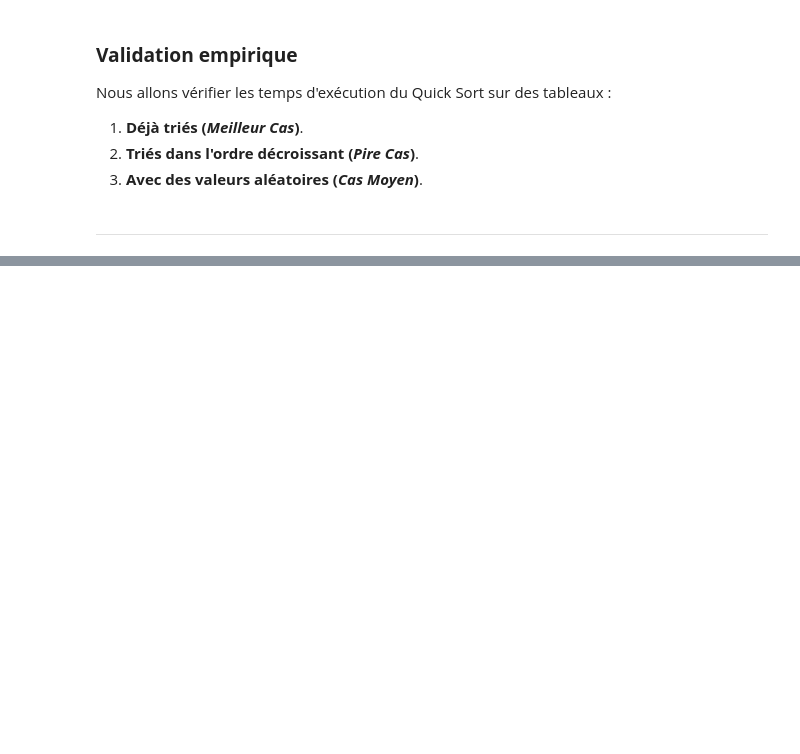
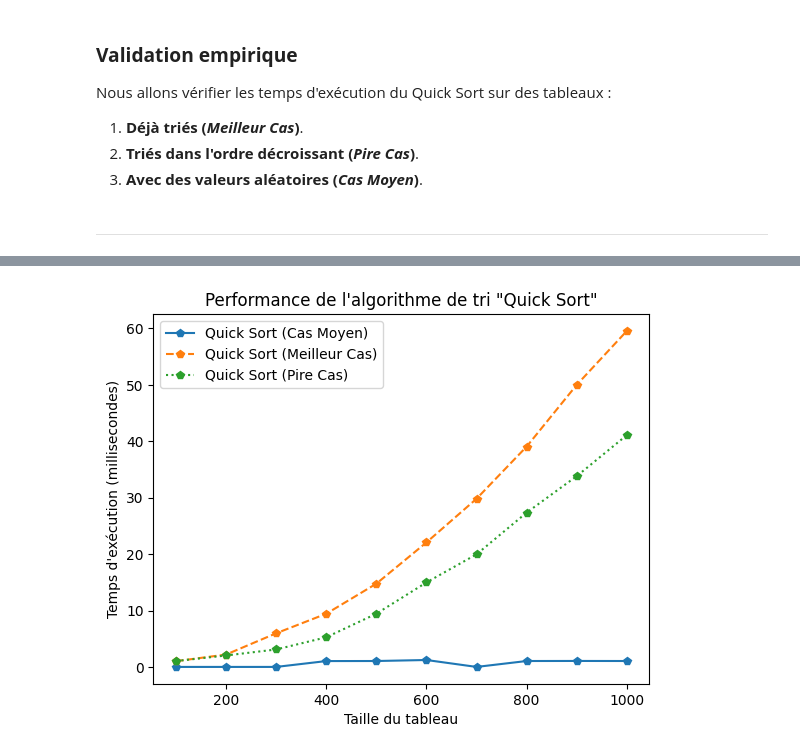
Before and after one commit to BenzzineOussama/Projet-Complexit-, a Jupyter notebook: projet_BENZZINE_OUSSAMA_BOULOS_JASON.ipynb, the cells around one changed output, grey strips where cells are left out. Cells and saved outputs as stored; diff of their text form; code cells hidden in the pictures; blank space fills up the shorter version.

```diff
--- a/projet_BENZZINE_OUSSAMA_BOULOS_JASON.ipynb
+++ b/projet_BENZZINE_OUSSAMA_BOULOS_JASON.ipynb
@@ -584,0 +566,29 @@ def quick_sort_in_place(arr, low, high):
+# %%
+def quick_sort(arr):
+    """Quick Sort algorithm (not in-place)."""
+    if len(arr) <= 1:
+        return arr
+    else:
+        pivot = arr[len(arr) // 2]  # Choose the middle element as pivot
+        left = [x for x in arr if x < pivot]  # Elements less than pivot
+        middle = [x for x in arr if x == pivot]  # Elements equal to pivot
+        right = [x for x in arr if x > pivot]  # Elements greater than pivot
+        return quick_sort(left) + middle + quick_sort(right)
+
+def quick_sort_in_place(arr, low, high):
+    """Quick Sort algorithm (in-place)."""
+    if low < high:
+        pi = partition(arr, low, high)  # Partition index
+        quick_sort_in_place(arr, low, pi - 1)
+        quick_sort_in_place(arr, pi + 1, high)
+
+def partition(arr, low, high):
+    """Partition function for Quick Sort."""
+    pivot = arr[high]  # Choose last element as pivot
+    i = low - 1  # Index of smaller element
+    for j in range(low, high):
+        if arr[j] <= pivot:  # If current element is smaller than or equal to pivot
+            i += 1
+            arr[i], arr[j] = arr[j], arr[i]  # Swap
+    arr[i + 1], arr[high] = arr[high], arr[i + 1]  # Swap pivot to correct position
+    return i + 1  # Return partition index
@@ -600,0 +635,6 @@ executerTri_quick_sort(quick_sort_in_place, color='p', nom='Quick Sort')
+# %%
+# Importation des différentes fonctions utiles pour le projet
+from projet_BENZZINE_OUSSAMA_BOULOS_JASON import *
+executerTri_quick_sort(quick_sort_in_place, color='p', nom='Quick Sort', nlist=10, nval=100)
+# %% [output]
+[figure, added]
```
Also changed, not shown: parts of 14 cells of this notebook.
